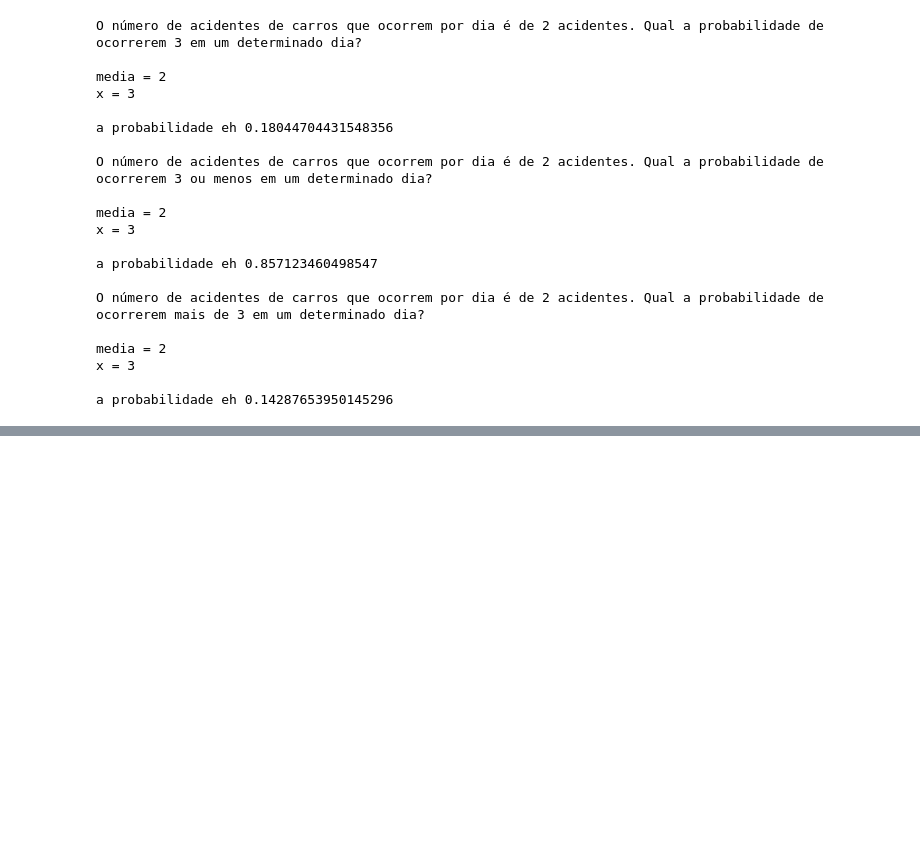
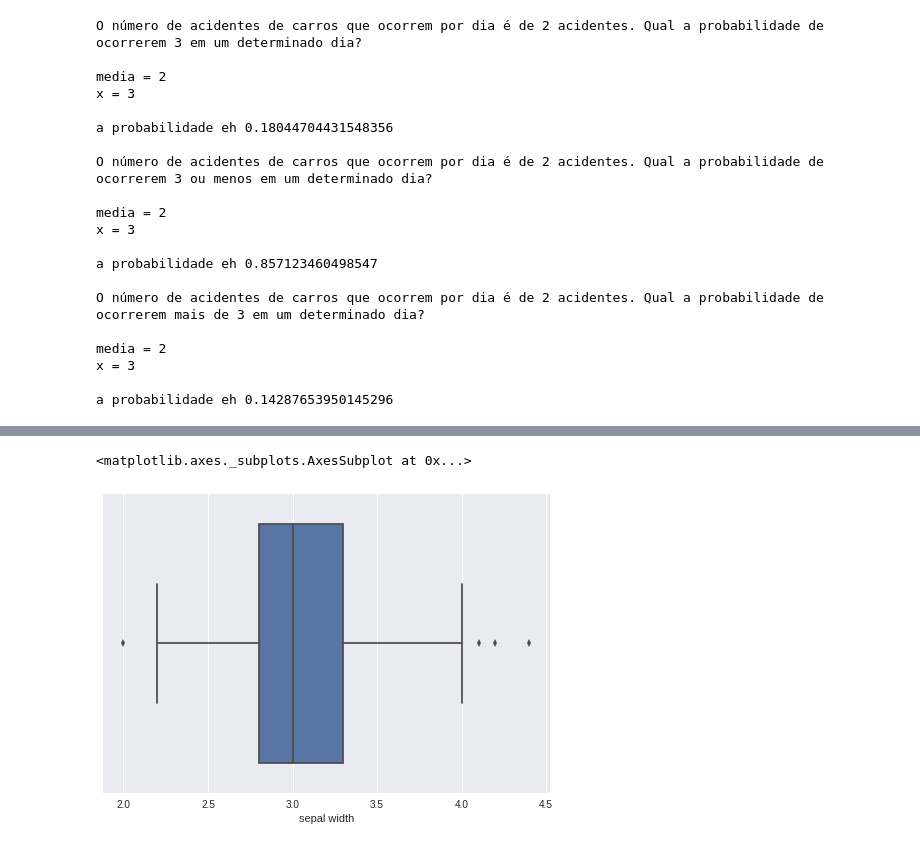
Before and after one commit to ronivaldo/udemy-curso-cientista_dados, a Jupyter notebook: 03_Estatistica_III.ipynb, the cells around one changed output, grey strips where cells are left out. Cells and saved outputs as stored; diff of their text form; code cells hidden in the pictures; blank space fills up the shorter version.

```diff
--- a/03_Estatistica_III.ipynb
+++ b/03_Estatistica_III.ipynb
@@ -208,0 +507,6 @@ a probabilidade eh 0.14287653950145296
+# %%
+import seaborn as sns
+sns.boxplot(iris.iloc[:, 1])
+# %% [output]
+<matplotlib.axes._subplots.AxesSubplot at 0x...>
+[figure, added]
```
Also changed, not shown: parts of 21 cells of this notebook.
